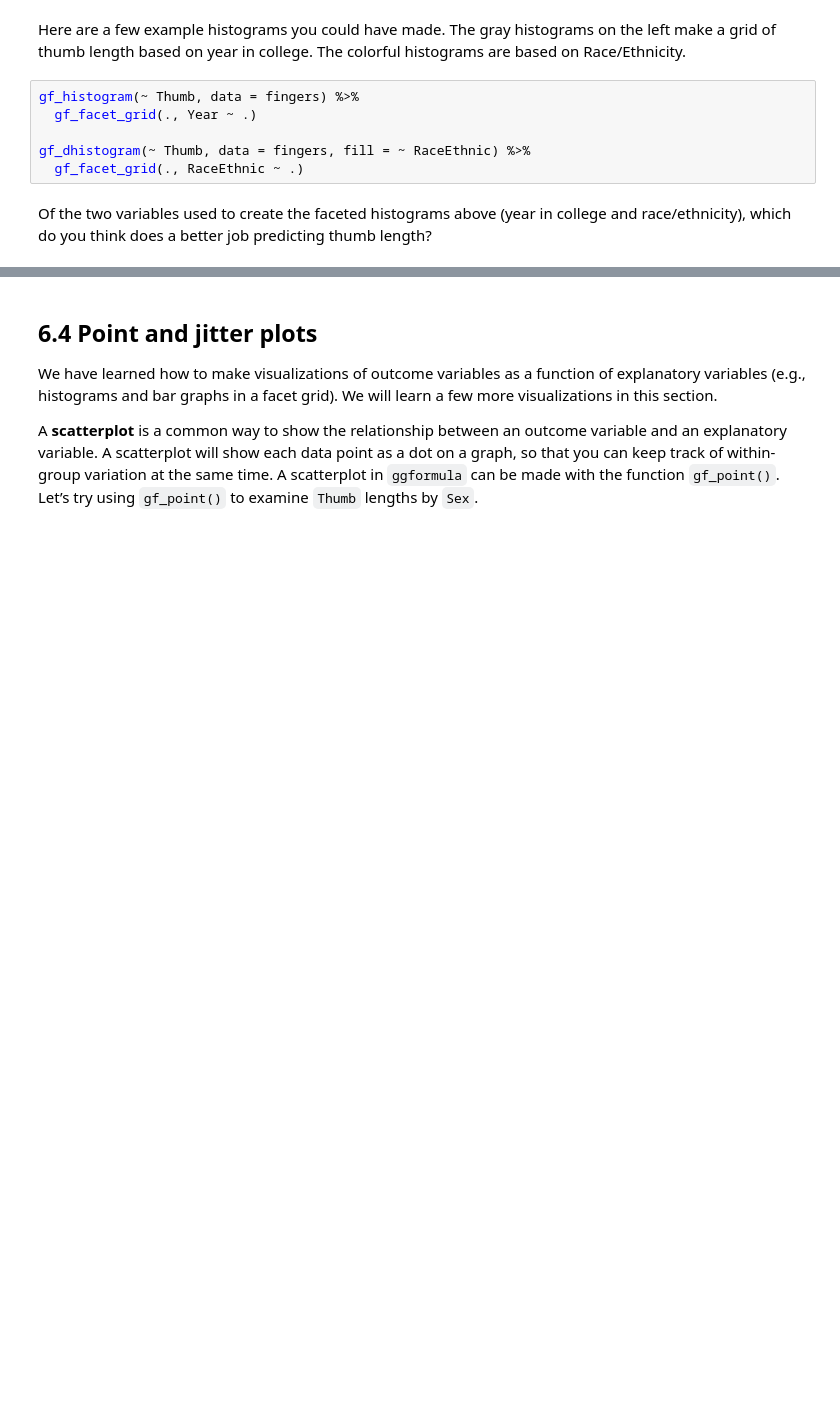
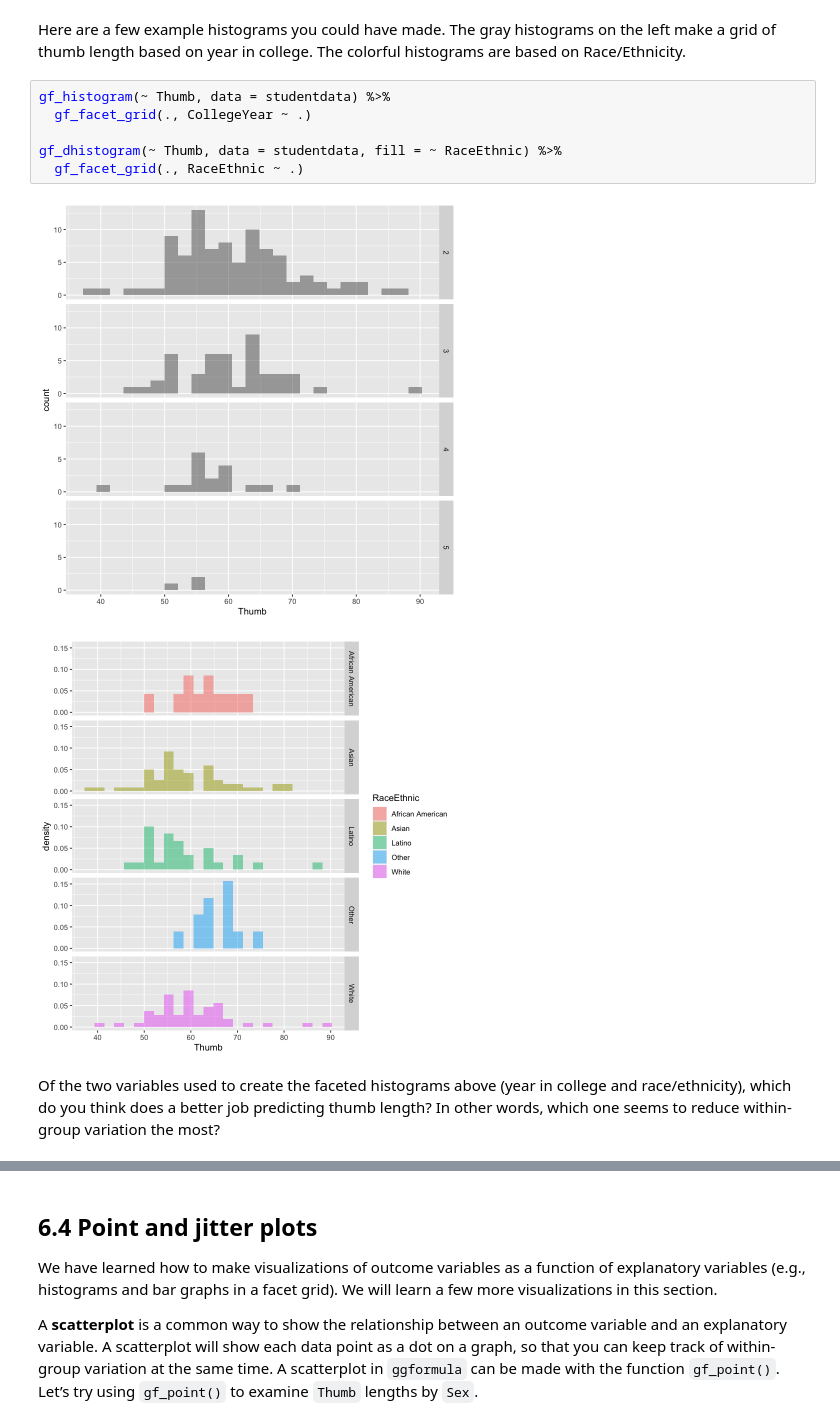
Before and after one commit to smburns47/Psyc158, a Jupyter notebook: chapter-6.ipynb, the cells around one changed output, grey strips where cells are left out. Saved outputs shown, nothing was run; the diff lists cells and outputs as text; blank space fills up the shorter version.

```diff
--- a/chapter-6.ipynb
+++ b/chapter-6.ipynb
@@ -179,13 +181,16 @@
 # %% [markdown]
 Here are a few example histograms you could have made. The gray histograms on the left make a grid of thumb length based on year in college. The colorful histograms are based on Race/Ethnicity.
 # %%
-gf_histogram(~ Thumb, data = fingers) %>%
-  gf_facet_grid(., Year ~ .)
+gf_histogram(~ Thumb, data = studentdata) %>%
+  gf_facet_grid(., CollegeYear ~ .)
 
-gf_dhistogram(~ Thumb, data = fingers, fill = ~ RaceEthnic) %>%
+gf_dhistogram(~ Thumb, data = studentdata, fill = ~ RaceEthnic) %>%
   gf_facet_grid(., RaceEthnic ~ .)
+# %% [output]
+[figure, added]
+[figure, added]
 # %% [markdown]
-Of the two variables used to create the faceted histograms above (year in college and race/ethnicity), which do you think does a better job predicting thumb length?
+Of the two variables used to create the faceted histograms above (year in college and race/ethnicity), which do you think does a better job predicting thumb length? In other words, which one seems to reduce within-group variation the most?
 # %% [markdown]
 ## 6.3 Outcomes and explanatory variables
 
```
Also changed, not shown: parts of 26 cells of this notebook, 2 other files.
